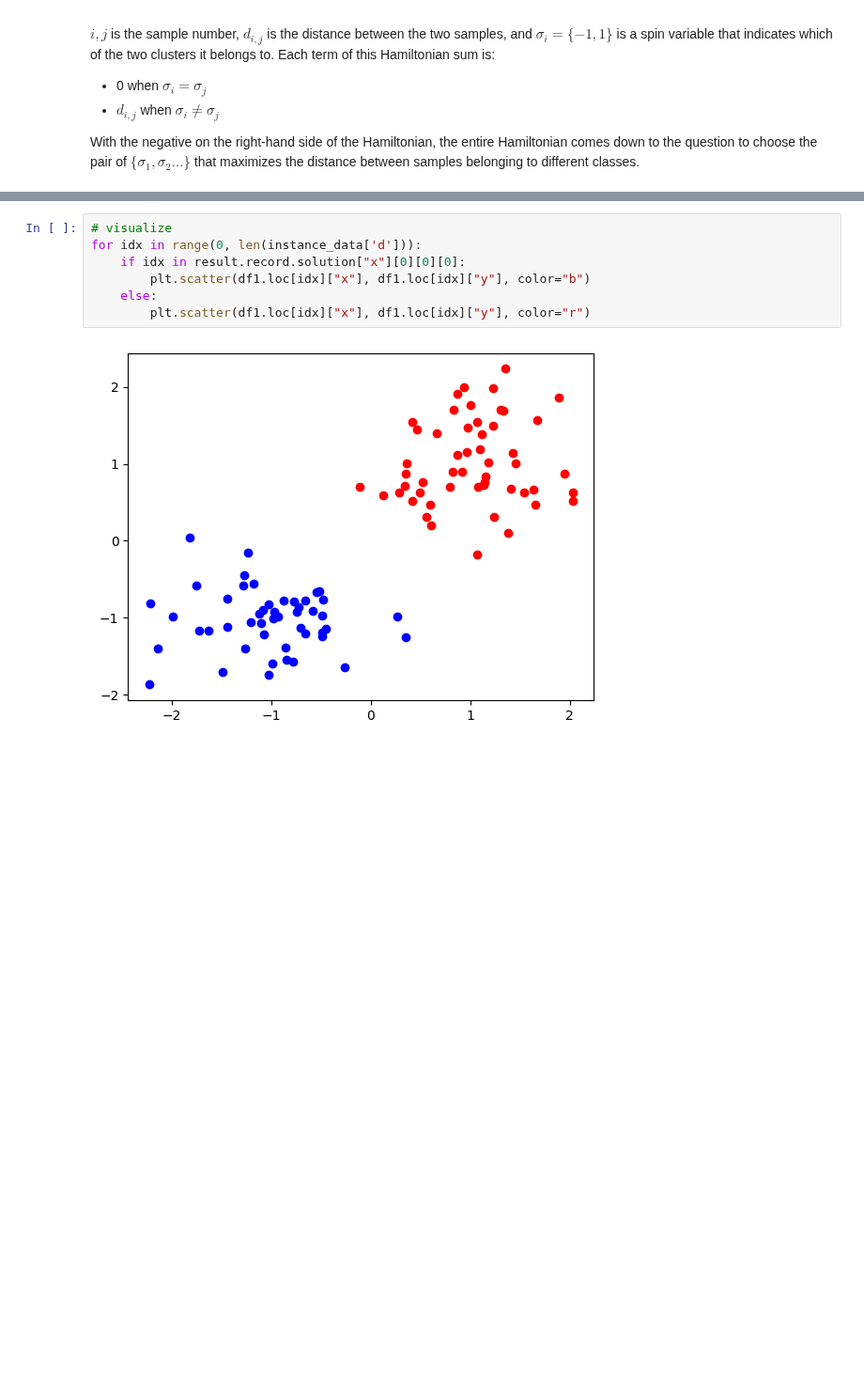
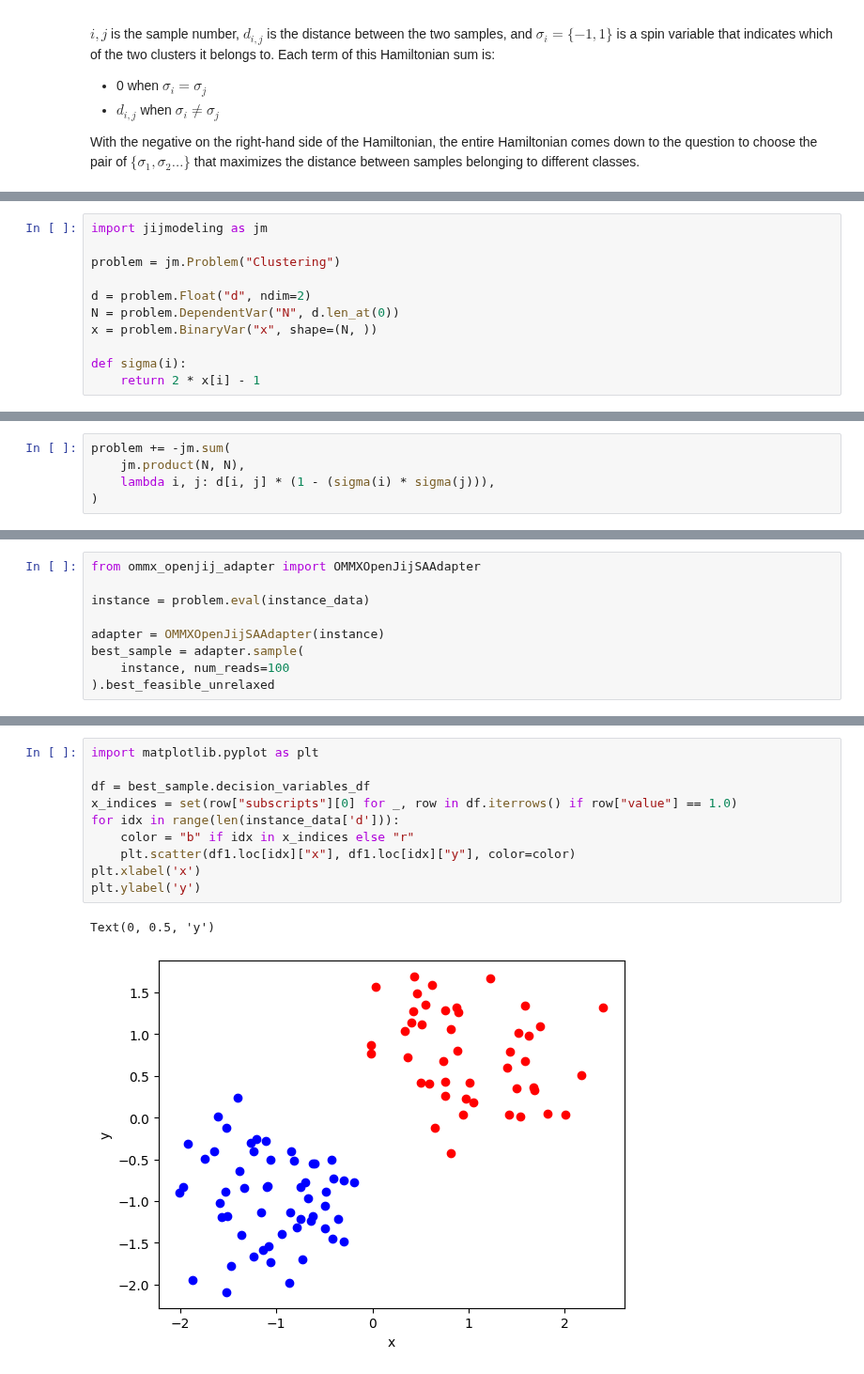
Before and after one commit to Jij-Inc/OpenJij, a Jupyter notebook: docs/en/tutorial/machine_learning/clustering.ipynb, the cells around one changed output, grey strips where cells are left out. Shown at 94% size. Saved outputs shown, nothing was run; the diff lists cells and outputs as text; blank space fills up the shorter version.

```diff
--- a/docs/en/tutorial/machine_learning/clustering.ipynb
+++ b/docs/en/tutorial/machine_learning/clustering.ipynb
@@ -51,0 +29,11 @@ $$\begin{alignat*}{4}\text{Problem} & \text{: clustering} \\\min & \quad \left(
+# %%
+import jijmodeling as jm
+
+problem = jm.Problem("Clustering")
+
+d = problem.Float("d", ndim=2)
+N = problem.DependentVar("N", d.len_at(0))
+x = problem.BinaryVar("x", shape=(N, ))
+
+def sigma(i):
+    return 2 * x[i] - 1
@@ -51,0 +44,5 @@ $$\begin{alignat*}{4}\text{Problem} & \text{: clustering} \\\min & \quad \left(
+# %%
+problem += -jm.sum(
+    jm.product(N, N),
+    lambda i, j: d[i, j] * (1 - (sigma(i) * sigma(j))),
+)
@@ -86,0 +93,9 @@ result = pyq_cache.decode(response)
+# %%
+from ommx_openjij_adapter import OMMXOpenJijSAAdapter
+
+instance = problem.eval(instance_data)
+
+adapter = OMMXOpenJijSAAdapter(instance)
+best_sample = adapter.sample(
+    instance, num_reads=100
+).best_feasible_unrelaxed
@@ -87,10 +106,14 @@ result = pyq_cache.decode(response)
 # %%
-# visualize
-for idx in range(0, len(instance_data['d'])):
-    if idx in result.record.solution["x"][0][0][0]:
-        plt.scatter(df1.loc[idx]["x"], df1.loc[idx]["y"], color="b")
-    else:
-        plt.scatter(df1.loc[idx]["x"], df1.loc[idx]["y"], color="r")
+import matplotlib.pyplot as plt
+
+df = best_sample.decision_variables_df
+x_indices = set(row["subscripts"][0] for _, row in df.iterrows() if row["value"] == 1.0)
+for idx in range(len(instance_data['d'])):
+    color = "b" if idx in x_indices else "r"
+    plt.scatter(df1.loc[idx]["x"], df1.loc[idx]["y"], color=color)
+plt.xlabel('x')
+plt.ylabel('y')
 # %% [output]
+Text(0, 0.5, 'y')
-[figure, old version]
+[figure, new version]
 # %% [markdown]
```
Also changed, not shown: parts of 18 cells of this notebook, 10 other files.
